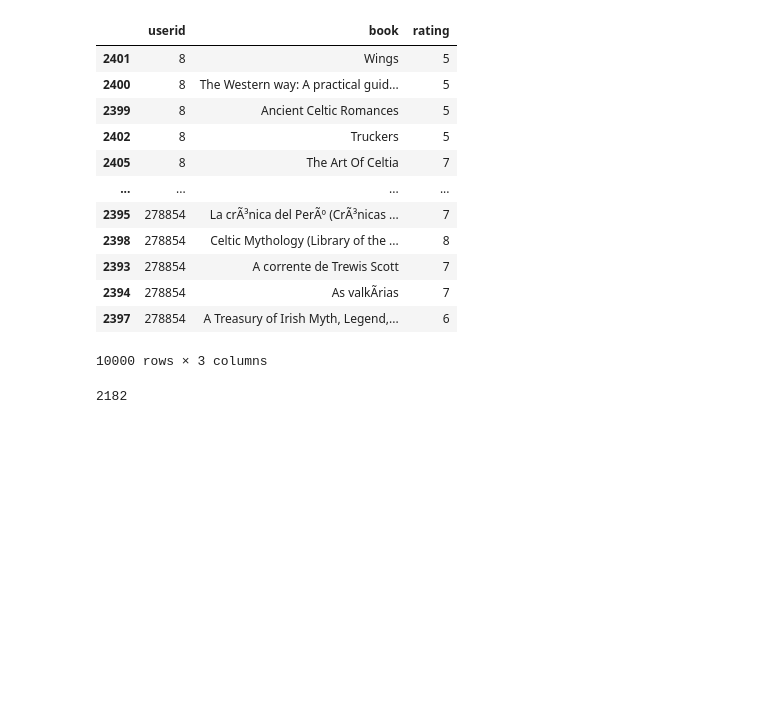
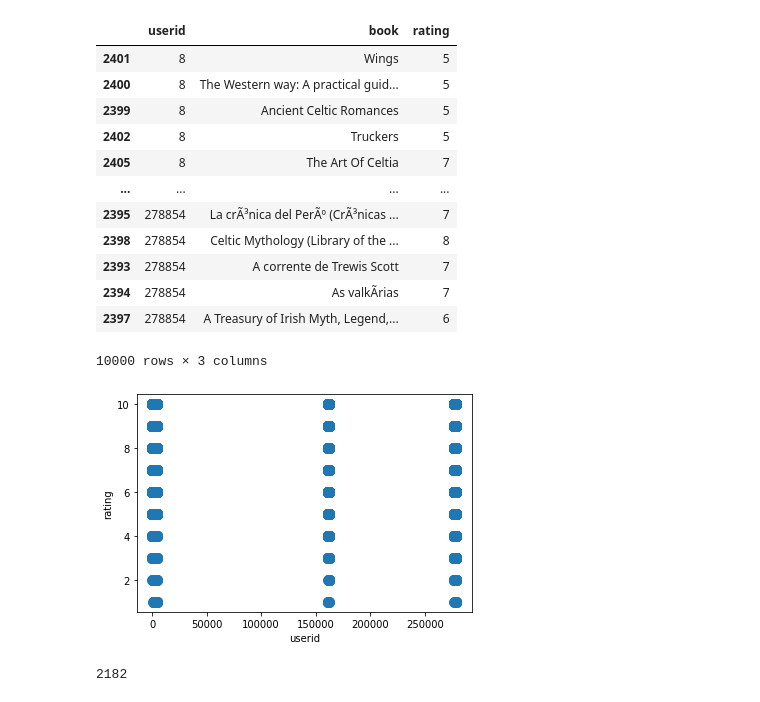
Before and after one commit to ch-aitali/assignments, a Jupyter notebook: recommendation_assignment.ipynb, the cells around one changed output. Cells and saved outputs as stored; diff of their text form; code cells hidden in the pictures; blank space fills up the shorter version.

```diff
--- a/recommendation_assignment.ipynb
+++ b/recommendation_assignment.ipynb
@@ -58,6 +91,11 @@ df.sort_values('userid')
 | 2394 | 278854 | As valkÃ­rias | 7 |
 | 2397 | 278854 | A Treasury of Irish Myth, Legend,... | 6 |
 10000 rows × 3 columns
+# %%
+# Draw a scatter plot
+df.plot.scatter(x = 'userid', y = 'rating', s = 100);
+# %% [output]
+[figure, added]
 # %%
 #number of unique users in the dataset
 len(df.userid.unique())
```
Also changed, not shown: parts of 5 cells of this notebook.
